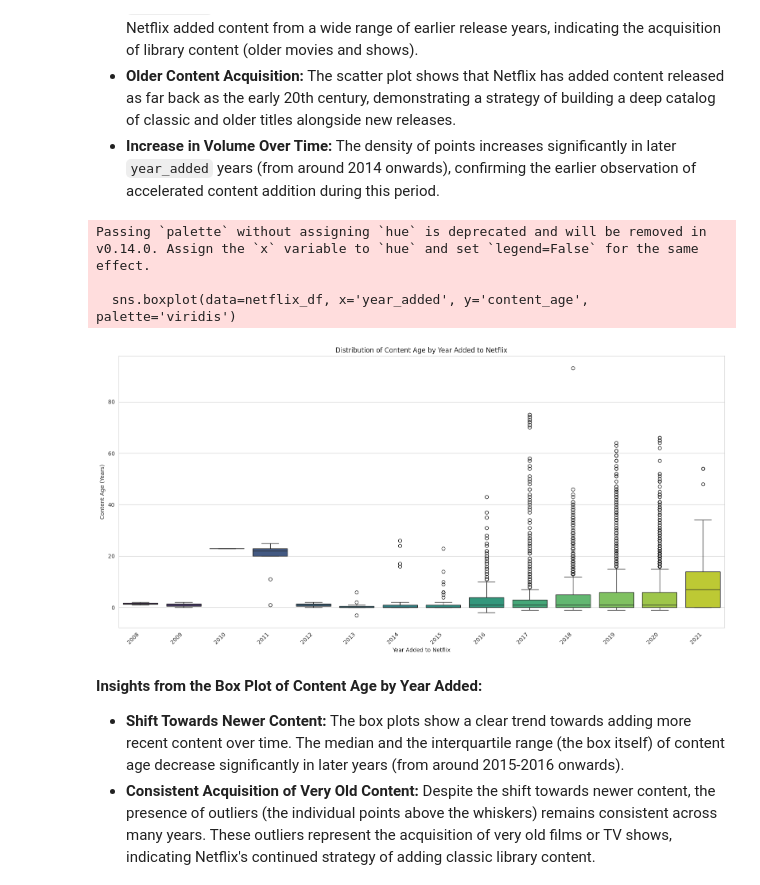
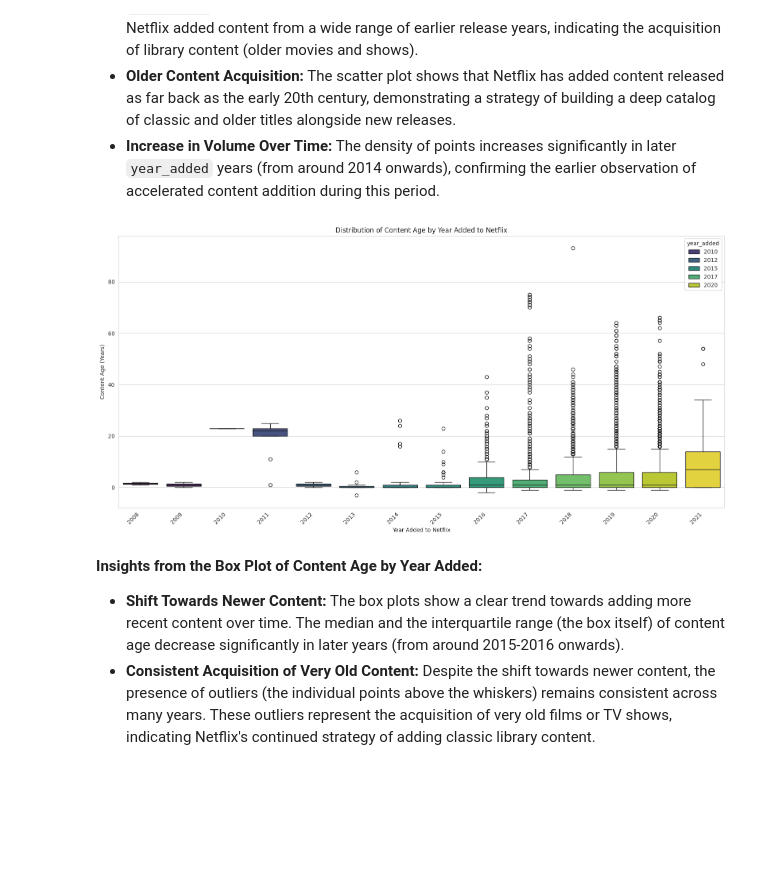
Before and after one commit to shrutishukla19/DS-Projects, a Jupyter notebook: L2 Cracking the Code An Inside Look at Netflix's Content Strategy/2_Cracking_the_Code_An_Inside_Look_at_Netflix's_Content_Strategy.ipynb, the cells around one changed output. Cells and saved outputs as stored; diff of their text form; code cells hidden in the pictures; blank space fills up the shorter version.

```diff
--- a/L2 Cracking the Code An Inside Look at Netflix's Content Strategy/2_Cracking_the_Code_An_Inside_Look_at_Netflix's_Content_Strategy.ipynb
+++ b/L2 Cracking the Code An Inside Look at Netflix's Content Strategy/2_Cracking_the_Code_An_Inside_Look_at_Netflix's_Content_Strategy.ipynb
@@ -470,18 +467,15 @@ plt.show()
 *   **Increase in Volume Over Time:** The density of points increases significantly in later `year_added` years (from around 2014 onwards), confirming the earlier observation of accelerated content addition during this period.
 # %%
 plt.figure(figsize=(16, 8))
-sns.boxplot(data=netflix_df, x='year_added', y='content_age', palette='viridis')
+sns.boxplot(data=netflix_df, x='year_added', y='content_age', palette='viridis', hue='year_added')
 plt.title('Distribution of Content Age by Year Added to Netflix')
 plt.xlabel('Year Added to Netflix')
 plt.ylabel('Content Age (Years)')
 plt.xticks(rotation=45, ha='right')
 plt.tight_layout()
 plt.show()
 # %% [output]
-Passing `palette` without assigning `hue` is deprecated and will be removed in v0.14.0. Assign the `x` variable to `hue` and set `legend=False` for the same effect.
-
-  sns.boxplot(data=netflix_df, x='year_added', y='content_age', palette='viridis')
-[figure, old version]
+[figure, new version]
 # %% [markdown]
 **Insights from the Box Plot of Content Age by Year Added:**
 
```
Also changed, not shown: parts of 6 cells of this notebook.
